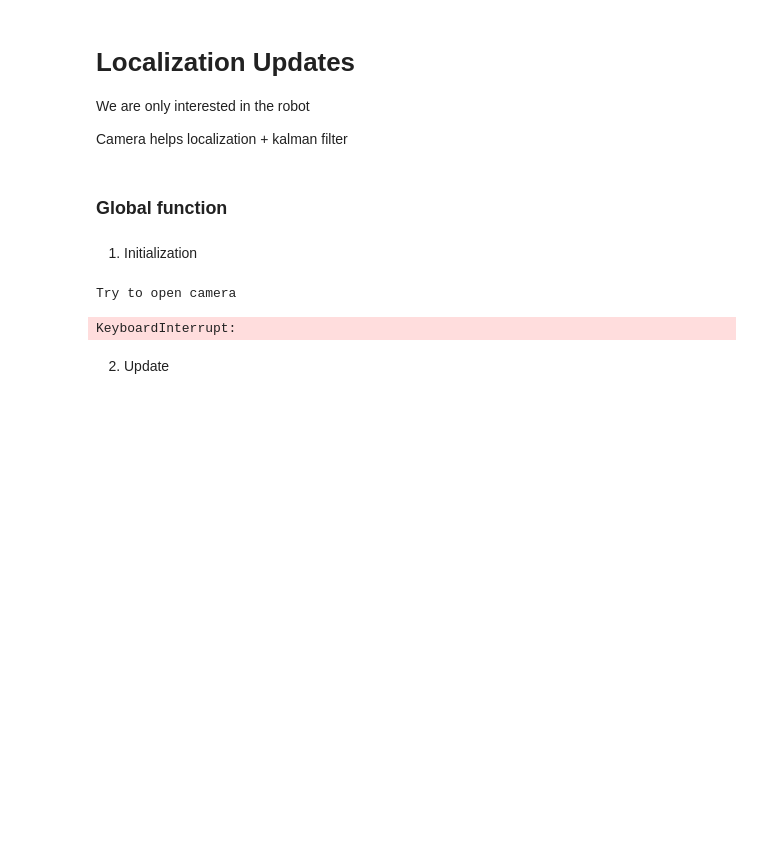
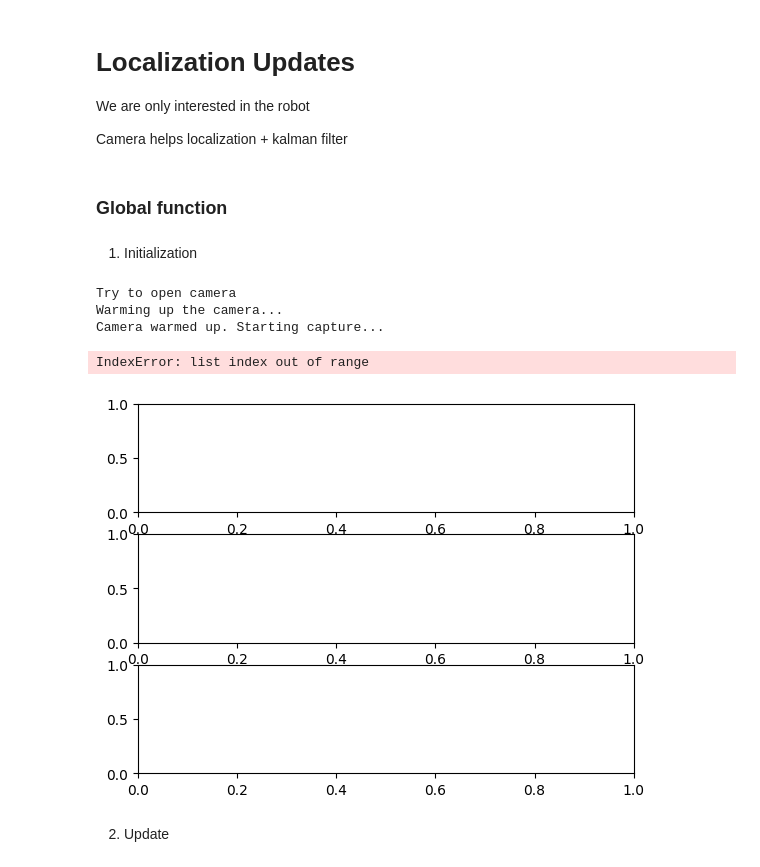
Before and after one commit to artdev99/MobileRobotics-Project, a Jupyter notebook: Main.ipynb, the cells around one changed output. Saved outputs shown, nothing was run; the diff lists cells and outputs as text; code cells hidden in the pictures; blank space fills up the shorter version.

Commit message:
Aruco integration

```diff
--- a/Main.ipynb
+++ b/Main.ipynb
@@ -151,33 +151,51 @@ sigma = 5
 epsilon = 0.01
 thresh_Thymio=np.array([180,180,180,255,255,255])
 thresh_obstacle=np.array([[4,0,120,90,90,255]]) #40,30,170,100,100,240
-thresh_goal=np.array([40,100,20,90,190,80])
+thresh_goal=np.array([30,70,20,90,190,80])
 min_size=5000
 grid_size=200
 Thymio_detected=False
-
+"""
 print("Try to open camera")
 
 login="thymio"
 password="qwertz"
 url = f"https://{login}:{password}@192.168.21.126:8080/video" # you can check the url @ http://192.168.1.14:8080/
 cam = cv2.VideoCapture(url)
+"""
+print("Try to open camera")
 
-#cam = cv2.VideoCapture(1, cv2.CAP_DSHOW) #Specify DirectShow for faster connection
+cam = cv2.VideoCapture(1,cv2.CAP_DSHOW)
+
 if not cam.isOpened():
     print("Camera could not be opened")
     cam.release()
     exit()
 
+print("Warming up the camera...")
+for _ in range(50):  # Number of frames to discard (adjust if needed)
+    ret, frame = cam.read()
+    if not ret:
+        print("Failed to capture frame")
+        break
+
+print("Camera warmed up. Starting capture...")
+# Initialize OpenCV window and matplotlib plot
+ret, image = cam.read()
+if not ret:
+    print("Failed to capture image")
+    cam.release()
+    exit()
+cv2.imshow("test",image)
+cv2.waitKey(10)
+
 # Initialize OpenCV window and matplotlib plot
 cv2.namedWindow("Camera view", cv2.WND_PROP_FULLSCREEN)
-cv2.imshow("Camera view", get_image_from_camera(cam,False)) #to be removed if not using goodimg.png for testing!
-cv2.waitKey(1)#to be removed if not using goodimg.png for testing!
 plt.ion()
 fig, ax = plt.subplots(3)
 
 
-image, grid, Thymio_xytheta, c_goal, path, Thymio_detected, Thymio_nose,obstacle_cnt, obstacle_cnt_expnded, goal_cnt, Thymio_cnt, Thymio_size, Thymio_nose, mat_persp,max_width_persp, max_height_persp,aruco_size=init(cam, sigma, epsilon, thresh_Thymio,thresh_obstacle, thresh_goal, min_size, grid_size)
+image, grid, Thymio_xytheta, c_goal, path, Thymio_detected, Thymio_nose,obstacle_cnt, obstacle_cnt_expnded, goal_cnt, Thymio_cnt, Thymio_size, Thymio_nose, mat_persp,max_width_persp, max_height_persp,aruco_size=init(cam, sigma, epsilon, thresh_Thymio,thresh_obstacle, thresh_goal, min_size, grid_size,aruco=True)
 
 #path is in grid coord need to be in im coord for plot
 path_img= grid1_coord2grid2_coord(path,grid,image)
@@ -217,34 +235,37 @@ print(f"Initialization time:{time.time()-start_time}")
 ######################################################
 for steps in range(500):
     image, Thymio_xytheta, Thymio_detected, Thymio_size, Thymio_nose, Thymio_cnt=update_vision(cam, sigma, epsilon, mat_persp,max_width_persp, max_height_persp, thresh_Thymio, Thymio_size)
 
     image_cnt=draw_cnt_image(image,goal_cnt,obstacle_cnt,obstacle_cnt_expnded,Thymio_cnt,path_img,Thymio_xytheta,Thymio_nose,c_goal)
 
     #Update history
     Thymio_xytheta_hist=np.hstack((Thymio_xytheta_hist,Thymio_xytheta))
     Thymio_nose_hist=np.hstack((Thymio_nose_hist,Thymio_nose))
     #Initial Image and Plots:
     cv2.imshow("Camera view", image_cnt)
     cv2.waitKey(1)
     for i in range(3):
         ax[i].clear()
         ax[i].plot(np.arange(Thymio_xytheta_hist.shape[1]),Thymio_xytheta_hist[i,:],'b-',label='Vision')
         ax[i].legend()
         ax[i].set_xlabel("Step")
         if i==0:
             ax[i].set_ylabel("X (pixels)")
         elif i==1:
             ax[i].set_ylabel("Y (pixels)")
         elif i==2:
             ax[i].set_ylabel("Theta (rad)")
 
     plt.draw()
-    cv2.waitKey(1)
+    cv2.waitKey(10)
     print(f"Time for this step:{time.time()-start_time}")
 cam.release()
 cv2.destroyAllWindows()
 # %% [output]
 Try to open camera
+Warming up the camera...
+Camera warmed up. Starting capture...
-KeyboardInterrupt:
+IndexError: list index out of range
+[figure, added]
 # %% [markdown]
 2. Update
```
Also changed, not shown: parts of 2 cells of this notebook, 3 other files.
